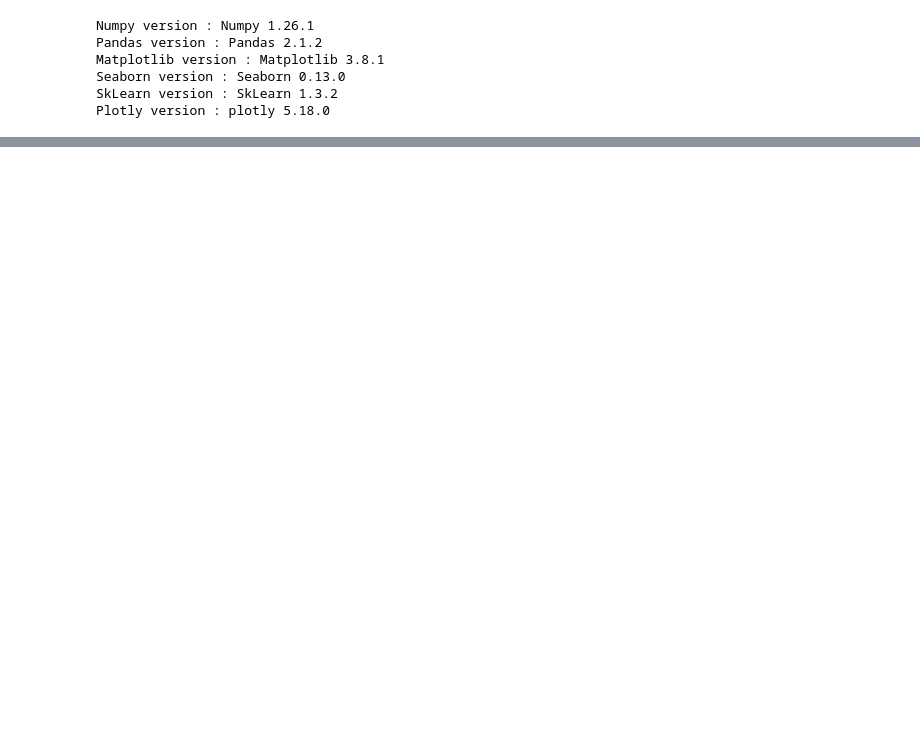
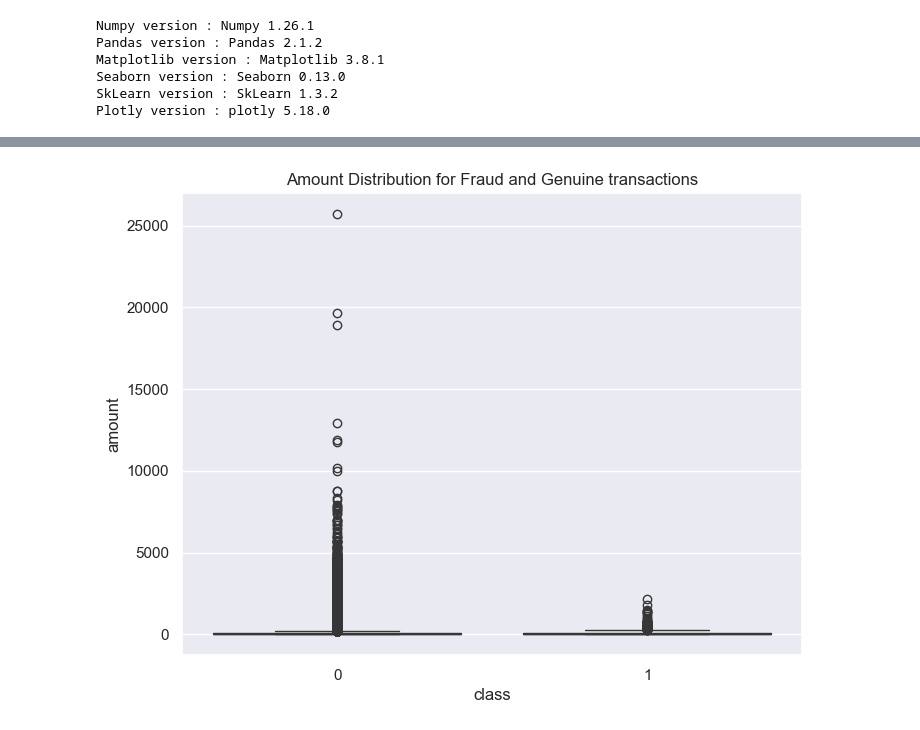
Before and after one commit to syntech-97/Fraud-Detection-Project, a Jupyter notebook: train_model.ipynb, the cells around one changed output, grey strips where cells are left out. Saved outputs shown, nothing was run; the diff lists cells and outputs as text; code cells hidden in the pictures; blank space fills up the shorter version.

```diff
--- a/train_model.ipynb
+++ b/train_model.ipynb
@@ -46,0 +225,7 @@ Plotly version : plotly 5.18.0
+# %%
+plt.figure(figsize=(8, 6))
+sns.boxplot(x='class', y='amount', data=df)
+plt.title('Amount Distribution for Fraud and Genuine transactions')
+plt.show()
+# %% [output]
+[figure, added]
```
Also changed, not shown: parts of 42 cells of this notebook.
